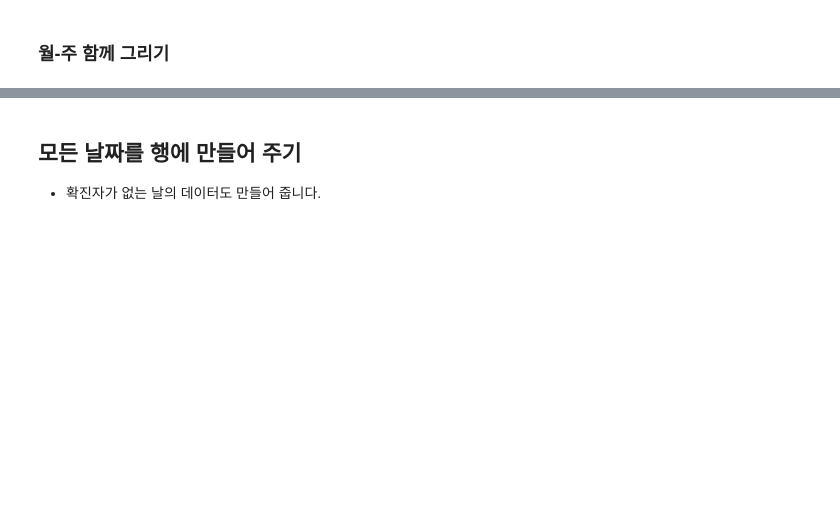
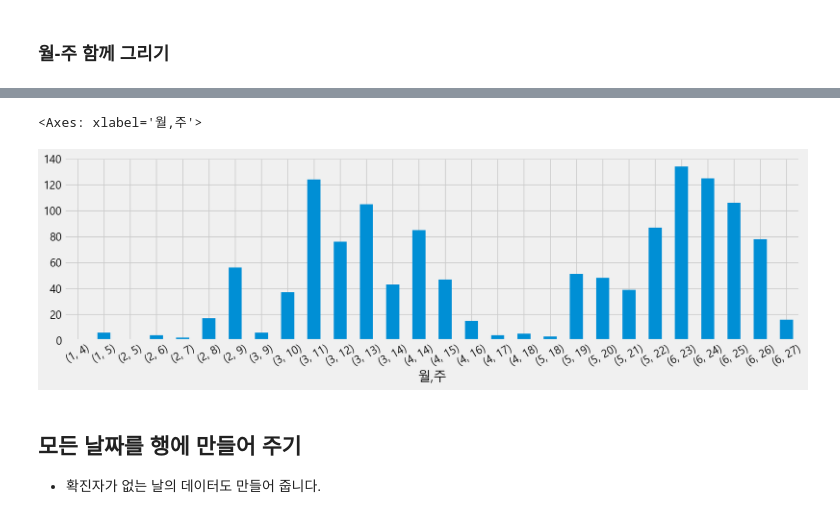
Before and after one commit to nz663633/data-analysis-viz, a Jupyter notebook: seoul-covid-19-02-eda-input.ipynb, the cells around one changed output, grey strips where cells are left out. Drawn from its saved outputs; the diff is of its cells as text; code cells hidden in the pictures; blank space fills up the shorter version.

```diff
--- a/seoul-covid-19-02-eda-input.ipynb
+++ b/seoul-covid-19-02-eda-input.ipynb
@@ -302,3 +313,8 @@ for i in range(len(month_case)):
 ### 월-주 함께 그리기
 # %%
 # groupby 를 통해 "월", "주" 로 그룹화 하여 빈도수를 계산합니다.
+# 두 개 이상의 컬럼을 가져올 때 -> 리스트로 묶어야 함
+# (): 메서드, []: 슬라이싱, 인덱싱, 데이터프레임
+
+month_weekly_case = df.groupby(["월", "주"])["연번"].count()
+month_weekly_case
@@ -305,5 +339,10 @@ for i in range(len(month_case)):
 # %%
 # 월-주 를 함께 그래프에 표현하기
+
+month_weekly_case.plot.bar(figsize=(15, 4), rot=30)
+# %% [output]
+<Axes: xlabel='월,주'>
+[figure, added]
 # %% [markdown]
 ## 모든 날짜를 행에 만들어 주기
 * 확진자가 없는 날의 데이터도 만들어 줍니다.
```
Also changed, not shown: parts of 5 cells of this notebook.
